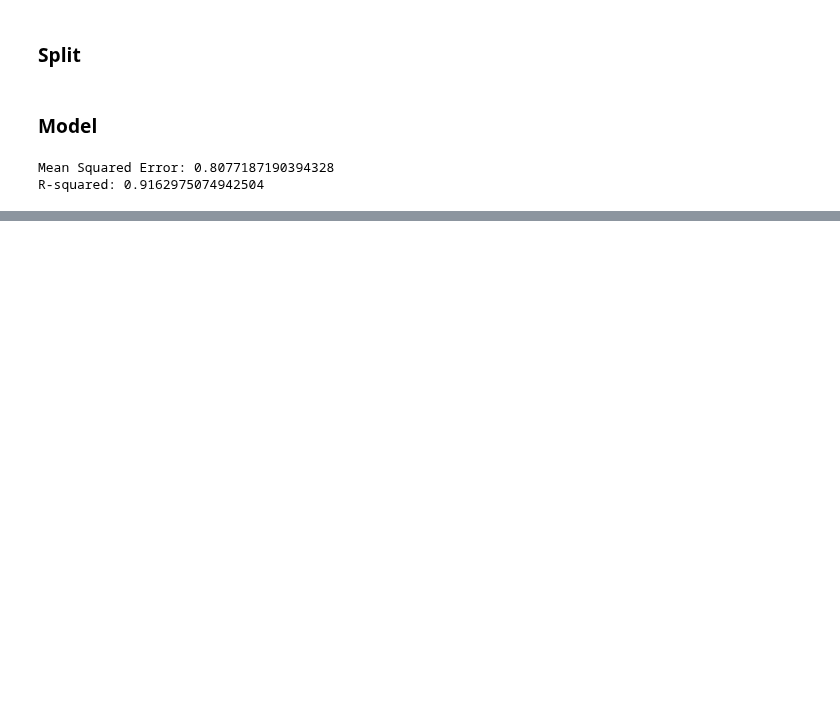
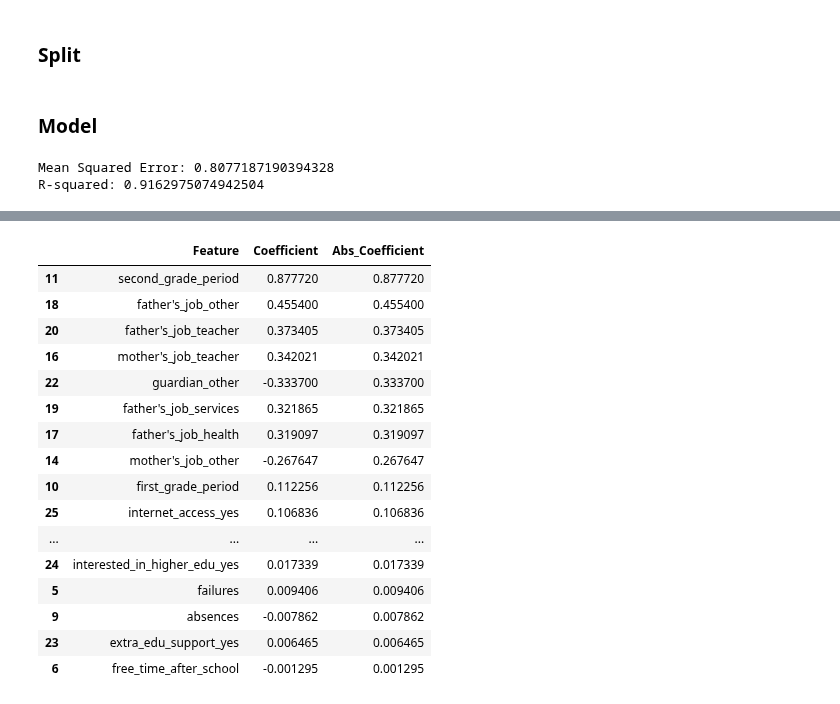
Before and after one commit to cshields164/end-of-phase1-project, a Jupyter notebook: code/model/linreg_math.ipynb, the cells around one changed output, grey strips where cells are left out. Cells and saved outputs as stored; diff of their text form; code cells hidden in the pictures; blank space fills up the shorter version.

```diff
--- a/code/model/linreg_math.ipynb
+++ b/code/model/linreg_math.ipynb
@@ -43,0 +78,20 @@ R-squared: 0.9162975074942504
+# %%
+coef_df
+# %% [output]
+|  | Feature | Coefficient | Abs_Coefficient |
+| 11 | second_grade_period | 0.877720 | 0.877720 |
+| 18 | father's_job_other | 0.455400 | 0.455400 |
+| 20 | father's_job_teacher | 0.373405 | 0.373405 |
+| 16 | mother's_job_teacher | 0.342021 | 0.342021 |
+| 22 | guardian_other | -0.333700 | 0.333700 |
+| 19 | father's_job_services | 0.321865 | 0.321865 |
+| 17 | father's_job_health | 0.319097 | 0.319097 |
+| 14 | mother's_job_other | -0.267647 | 0.267647 |
+| 10 | first_grade_period | 0.112256 | 0.112256 |
+| 25 | internet_access_yes | 0.106836 | 0.106836 |
+| ... | ... | ... | ... |
+| 24 | interested_in_higher_edu_yes | 0.017339 | 0.017339 |
+| 5 | failures | 0.009406 | 0.009406 |
+| 9 | absences | -0.007862 | 0.007862 |
+| 23 | extra_edu_support_yes | 0.006465 | 0.006465 |
+| 6 | free_time_after_school | -0.001295 | 0.001295 |
```
Also changed, not shown: parts of 3 cells of this notebook, 6 other files.
